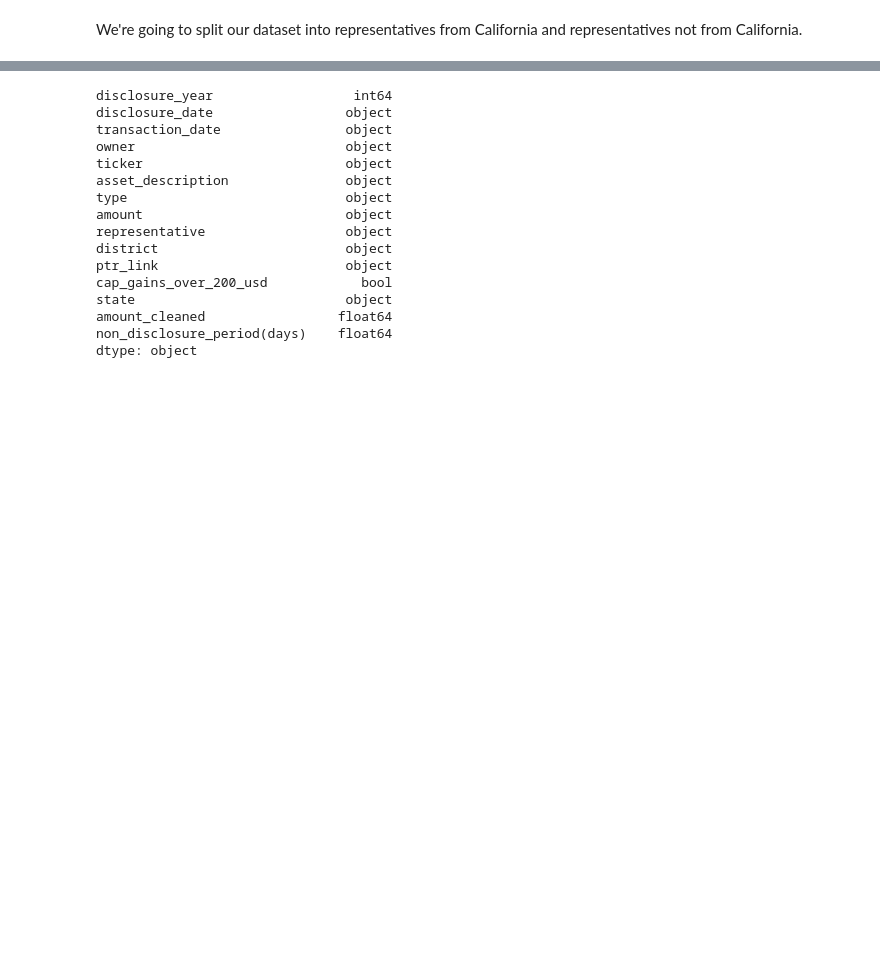
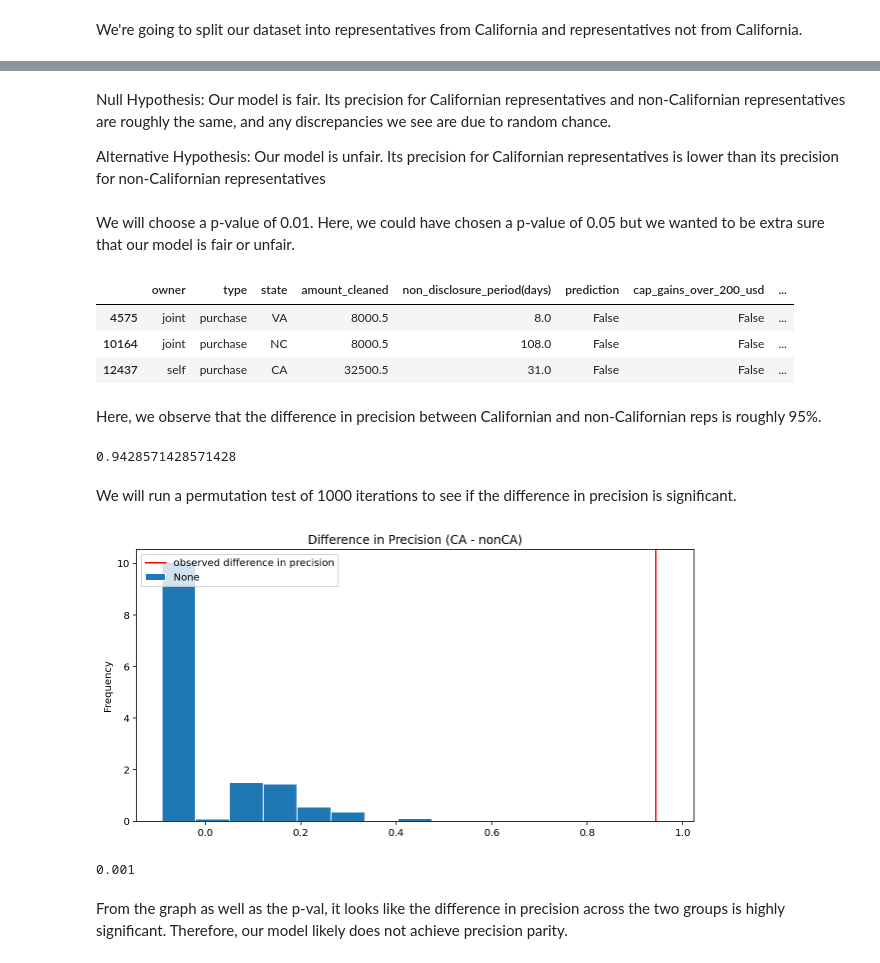
Before and after one commit to tharvipop/sussy-stock-trades, a Jupyter notebook: prediction_report.ipynb, the cells around one changed output, grey strips where cells are left out. Drawn from its saved outputs; the diff is of its cells as text; code cells hidden in the pictures; blank space fills up the shorter version.

```diff
--- a/prediction_report.ipynb
+++ b/prediction_report.ipynb
@@ -256,19 +233,53 @@ df
-# %%
-df.dtypes
-# %% [output]
-disclosure_year                  int64
-disclosure_date                 object
-transaction_date                object
-owner                           object
-ticker                          object
-asset_description               object
-type                            object
-amount                          object
-representative                  object
-district                        object
-ptr_link                        object
-cap_gains_over_200_usd            bool
-state                           object
-amount_cleaned                 float64
-non_disclosure_period(days)    float64
-dtype: object
+# %% [markdown]
+Null Hypothesis: Our model is fair. Its precision for Californian representatives and non-Californian representatives are roughly the same, and any discrepancies we see are due to random chance.
+
+Alternative Hypothesis: Our model is unfair. Its precision for Californian representatives is lower than its precision for non-Californian representatives
+# %% [markdown]
+We will choose a p-value of 0.01. Here, we could have chosen a p-value of 0.05 but we wanted to be extra sure that our model is fair or unfair.
+# %%
+results = X_test # we will only focus on testing data
+results['prediction'] = y_pred_final # we are setting prediction column to be our final model's prediction
+results['cap_gains_over_200_usd'] = y_test
+results['is_CA'] = (results.state == 'CA').replace({True: 'cali', False: 'non_cali'})
+results.head(3)
+# %% [output]
+|  | owner | type | state | amount_cleaned | non_disclosure_period(days) | prediction | cap_gains_over_200_usd | ... |
+| 4575 | joint | purchase | VA | 8000.5 | 8.0 | False | False | ... |
+| 10164 | joint | purchase | NC | 8000.5 | 108.0 | False | False | ... |
+| 12437 | self | purchase | CA | 32500.5 | 31.0 | False | False | ... |
+# %% [markdown]
+Here, we observe that the difference in precision between Californian and non-Californian reps is roughly 95%.
+# %%
+obs = results.groupby('is_CA').apply(lambda x: metrics.precision_score(x['cap_gains_over_200_usd'], x['prediction'])).diff().iloc[-1]
+obs
+# %% [output]
+0.9428571428571428
+# %% [markdown]
+We will run a permutation test of 1000 iterations to see if the difference in precision is significant.
+# %%
+diff_in_prec = []
+for _ in range(1000):
+    s = (
+        results[['is_CA', 'prediction', 'cap_gains_over_200_usd']]
+        .assign(is_CA=results.is_CA.sample(frac=1.0, replace=False).reset_index(drop=True))
+        .groupby('is_CA')
+        .apply(lambda x: metrics.precision_score(x['cap_gains_over_200_usd'], x['prediction']))
+        .diff()
+        .iloc[-1]
+    )
+
+    diff_in_prec.append(s) # appens precision difference for each iteration
+# %%
+plt.figure(figsize=(10, 5))
+pd.Series(diff_in_prec).plot(kind='hist', ec='w', density=True, bins=15, title='Difference in Precision (CA - nonCA)')
+plt.axvline(x=obs, color='red', label='observed difference in precision')
+plt.legend(loc='upper left');
+# %% [output]
+[figure, added]
+# %%
+p_val = (obs <= diff_in_prec).mean()
+p_val
+# %% [output]
+0.001
+# %% [markdown]
+From the graph as well as the p-val, it looks like the difference in precision across the two groups is highly significant. Therefore, our model likely does not achieve precision parity.
```
Also changed, not shown: parts of 8 cells of this notebook, 2 other files.
